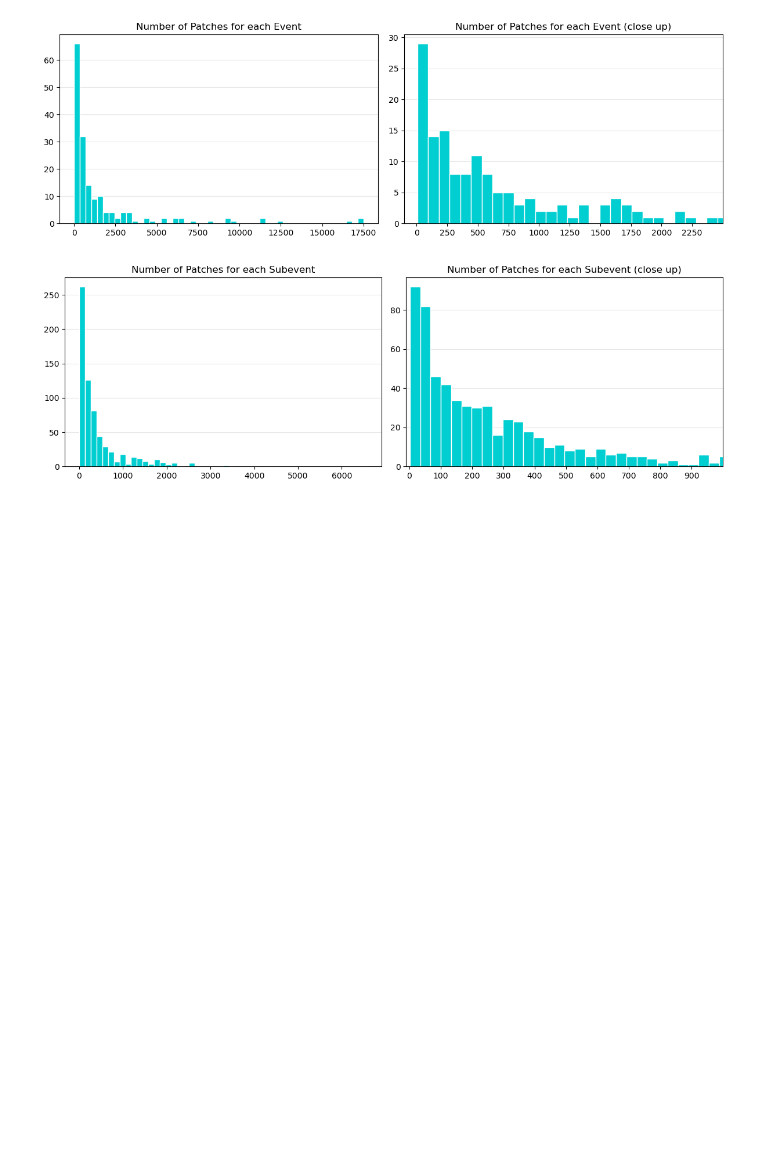
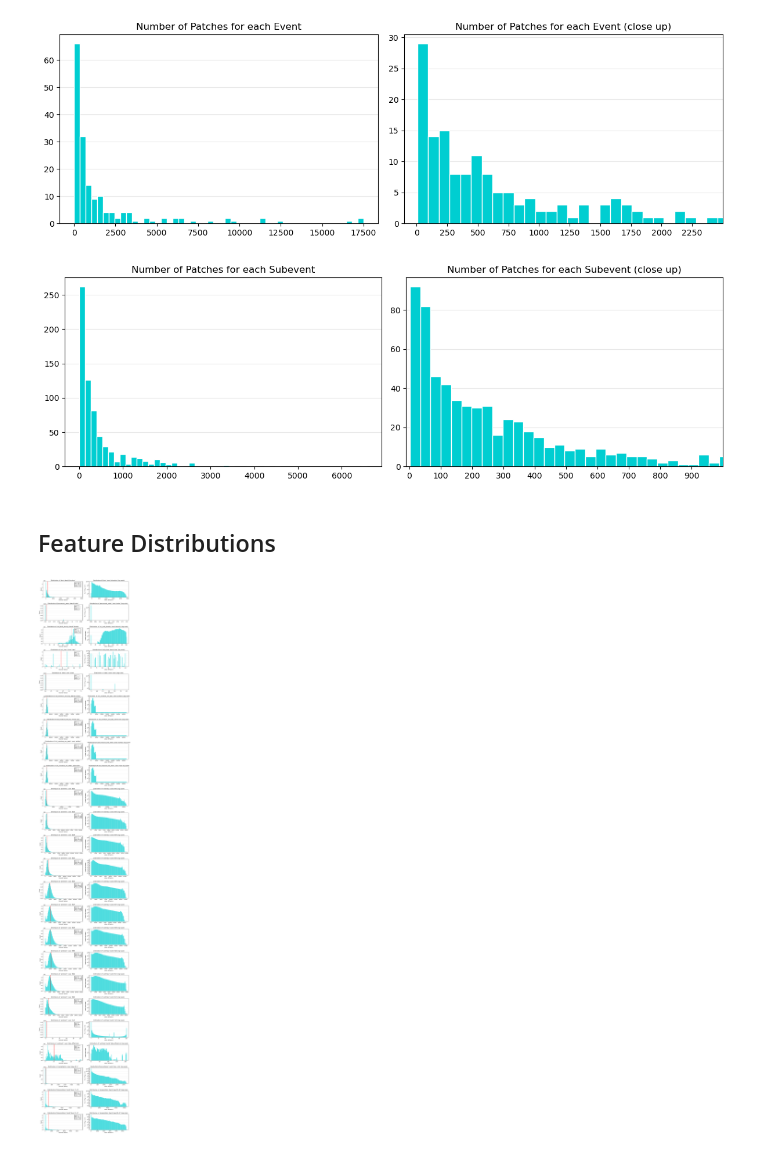
Before and after one commit to Natasha-R/Flood-Prediction-Deep-Learning, a Jupyter notebook: analysis/explore_dataset.ipynb, the cells around one changed output. Saved outputs shown, nothing was run; the diff lists cells and outputs as text; code cells hidden in the pictures; blank space fills up the shorter version.

```diff
--- a/analysis/explore_dataset.ipynb
+++ b/analysis/explore_dataset.ipynb
@@ -14,3 +16,12 @@ aois = gpd.read_file(f"{data_folder}/metadata/aoi_extent.geojson")
 all_label_paths = [label_path+path for path in os.listdir(label_path)]
 raster_extents = gpd.read_file(f"{data_folder}/metadata/raster_extent.geojson")
 events = pd.read_csv(f"{data_folder}/metadata/events.csv")
+data = pd.read_csv(f"{data_folder}/metadata/feature_distributions.csv")
+
+missing_features = ["sentinel1"]
+features = [(feature_name, band_index) for feature_name, feature_count in zip(["dem", "permanent_water", "soil_bulk_density", "soil_class", "label", "soil_moisture_one_day", "soil_moisture_one_week", "sentinel2"],
+                                                                              [1, 1, 1, 1, 1, 2, 2, 12]) for band_index in range(feature_count)]
+features = features + [("precipitation", (0, 1, 2, 3, 4, 5, 6, 7, 8, 9, 10, 11, 12, 13)), ("precipitation", 14), ("precipitation", 15)]
+band_names = {"sentinel2": {0:"B02", 1:"B03", 2:"B04", 3:"B05", 4:"B06", 5:"B07", 6:"B08", 7:"B8A", 8:"B11", 9:"B12", 10:"CLD", 11:"date_difference"}, "soil_class": {0: "class"}, "label": {0:"class"},
+              "dem": {0:"elevation"}, "soil_bulk_density": {0: "density"}, "soil_moisture_one_day": {0: "surface", 1: "root"}, "soil_moisture_one_week": {0: "surface", 1: "root"},
+              "permanent_water": {0:"water"}, "precipitation": {(0, 1, 2, 3, 4, 5, 6, 7, 8, 9, 10, 11, 12, 13):"days 1-14", 14:"days 15-28", 15:"days 29-42"}}
@@ -110,3 +211,9 @@ axes[1].set_title("Number of Patches for each Subevent (close up)")
 fig.tight_layout()
 # %% [output]
 [figure]
+# %% [markdown]
+## Feature Distributions
+# %%
+plot_features(data, features, band_names)
+# %% [output]
+[figure, added]
```
Also changed, not shown: parts of 7 cells of this notebook, 2 other files.
